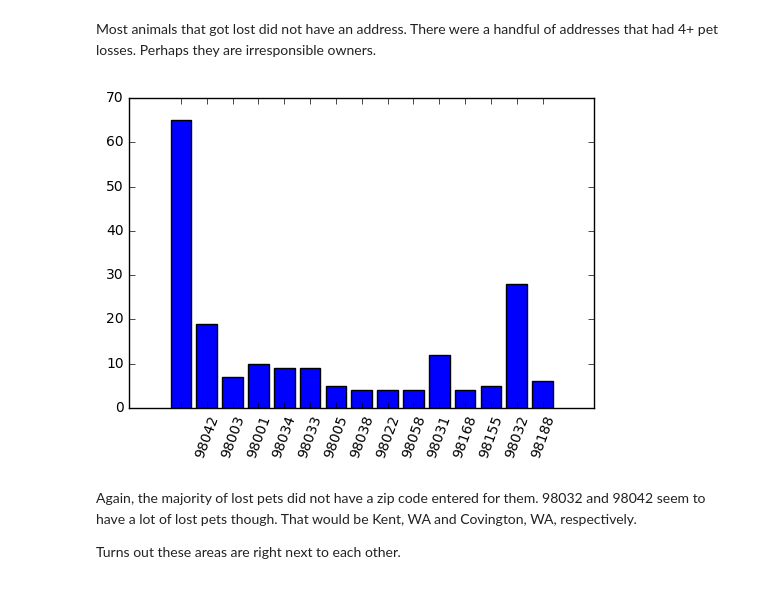
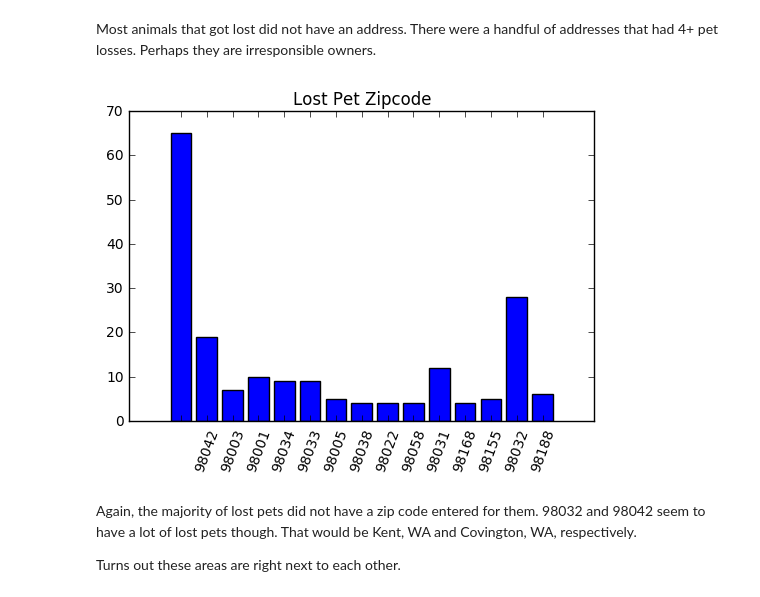
Before and after one commit to sirrah23/Lost_Pets_Data, a Jupyter notebook: Lost_Pets_Dataset.ipynb, the cells around one changed output. Drawn from its saved outputs; the diff is of its cells as text; code cells hidden in the pictures.

```diff
--- a/Lost_Pets_Dataset.ipynb
+++ b/Lost_Pets_Dataset.ipynb
@@ -102,20 +105,21 @@ Most animals that got lost did not have an address. There were a handful of addr
 # %%
 csv_file.seek(0)
 counts = defaultdict(int)
 next(reader)
 for row in reader:
     counts[row['Zip']] += 1
 counts = dict(Counter(counts).most_common(15))
 ID_list = list(counts.keys())
 ID_count = list(counts.values())
 
 x = range(len(ID_list))
 y = ID_count
 plt.bar(x, y , color='blue', align='center')
+plt.title('Lost Pet Zipcode')
 plt.xticks(x, ID_list, rotation=70)
 plt.show()
 # %% [output]
-[figure, old version]
+[figure, new version]
 # %% [markdown]
 Again, the majority of lost pets did not have a zip code entered for them. 98032 and 98042 seem to have a lot of lost pets though. That would be Kent, WA and Covington, WA, respectively.
 
```
Also changed, not shown: parts of 4 cells of this notebook.
